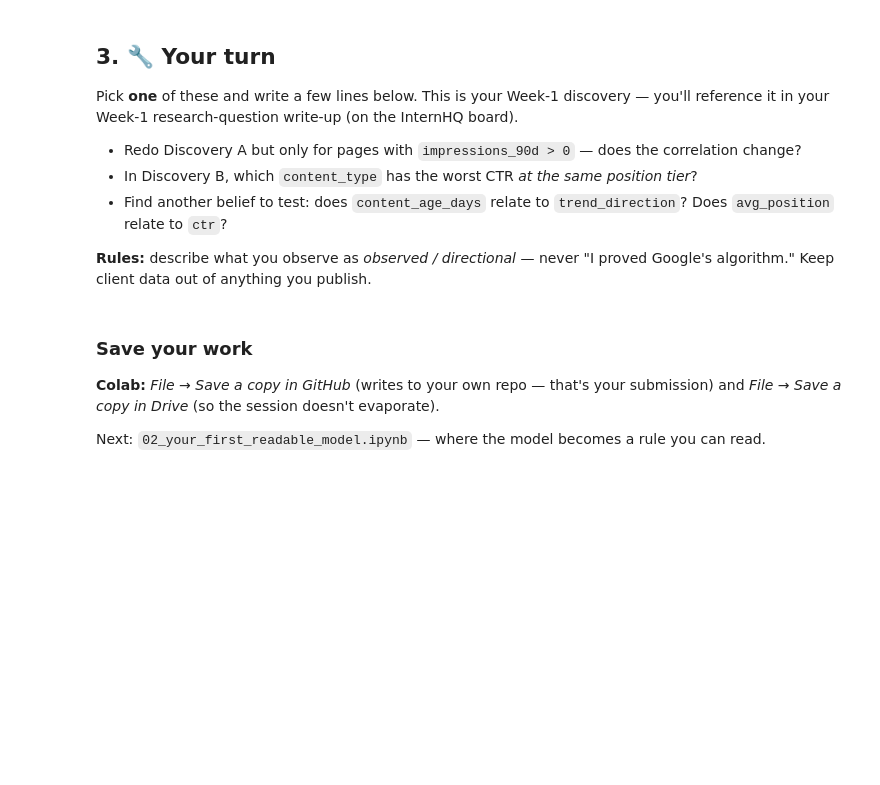
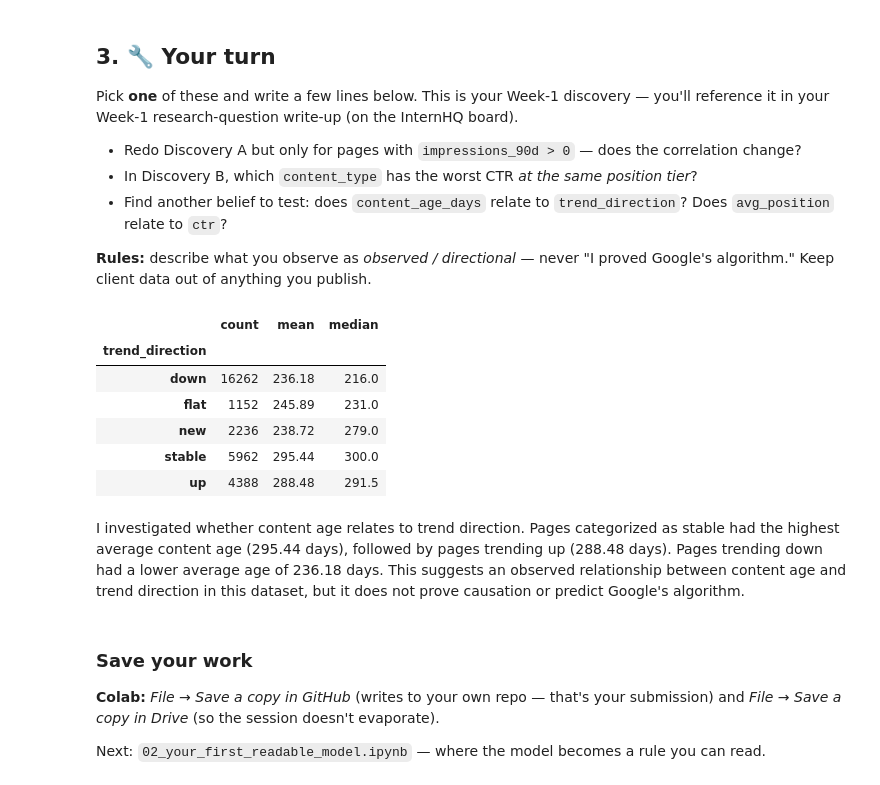
Before and after one commit to mzaheer1070/flyrank-ml-internship, a Jupyter notebook: notebooks/01_first_look_and_discovery.ipynb, the cells around one changed output. Cells and saved outputs as stored; diff of their text form; code cells hidden in the pictures; blank space fills up the shorter version.

Commit message:
Complete Week 1 discovery exercise

```diff
--- a/notebooks/01_first_look_and_discovery.ipynb
+++ b/notebooks/01_first_look_and_discovery.ipynb
@@ -158,3 +156,18 @@ Pick **one** of these and write a few lines below. This is your Week-1 discovery
+# %%
+# Your discovery here
+df.groupby("trend_direction")["content_age_days"].agg(
+    ["count", "mean", "median"]
+).round(2)
+# %% [output]
+|  | count | mean | median |
+| trend_direction |  |  |  |
+| down | 16262 | 236.18 | 216.0 |
+| flat | 1152 | 245.89 | 231.0 |
+| new | 2236 | 238.72 | 279.0 |
+| stable | 5962 | 295.44 | 300.0 |
+| up | 4388 | 288.48 | 291.5 |
+# %% [markdown]
+I investigated whether content age relates to trend direction. Pages categorized as stable had the highest average content age (295.44 days), followed by pages trending up (288.48 days). Pages trending down had a lower average age of 236.18 days. This suggests an observed relationship between content age and trend direction in this dataset, but it does not prove causation or predict Google's algorithm.
 # %% [markdown]
 ### Save your work
 **Colab:** *File → Save a copy in GitHub* (writes to your own repo — that's your submission) and *File → Save a copy in Drive* (so the session doesn't evaporate).
```
Also changed, not shown: parts of 3 cells of this notebook.
